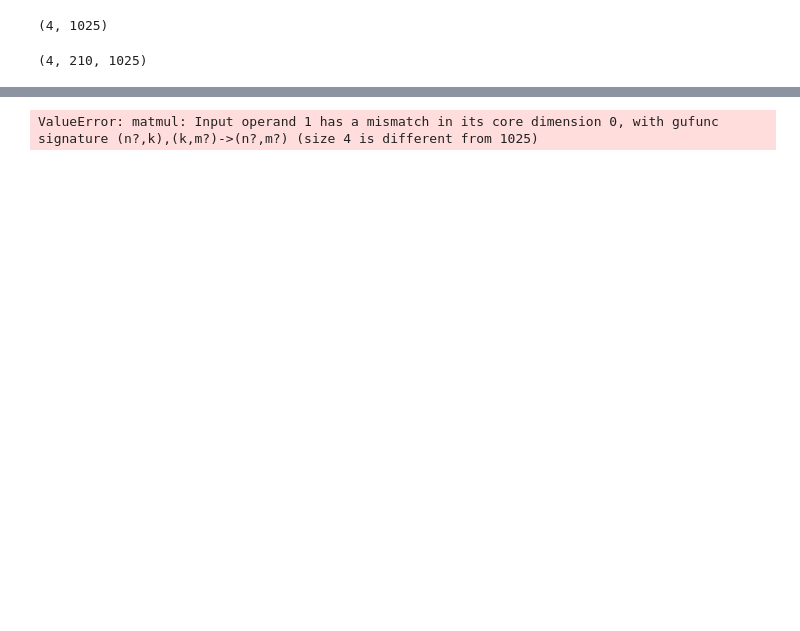
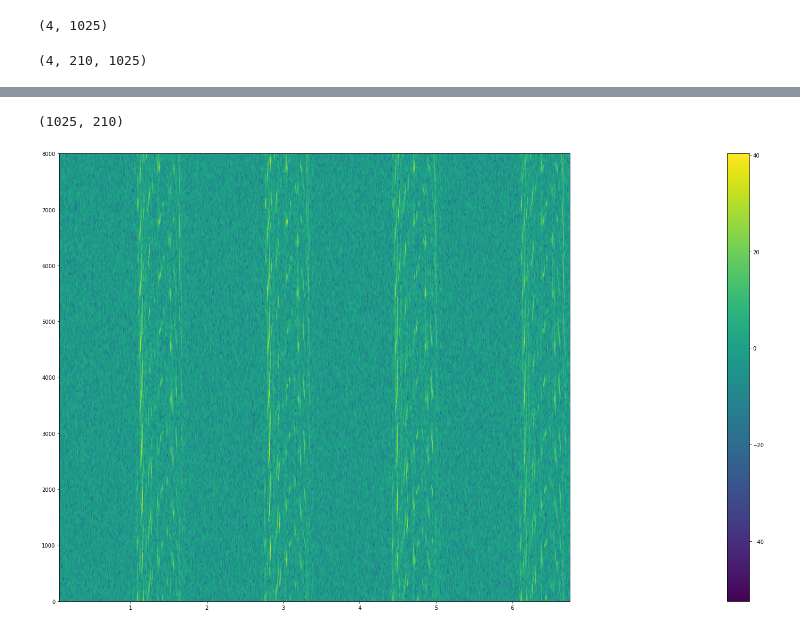
Before and after one commit to angelonti/uhh_ssp_summer2023, a Jupyter notebook: exercise7/exercise7.ipynb, the cells around one changed output, grey strips where cells are left out. Drawn from its saved outputs; the diff is of its cells as text; code cells hidden in the pictures; blank space fills up the shorter version.

```diff
--- a/exercise7/exercise7.ipynb
+++ b/exercise7/exercise7.ipynb
@@ -136,0 +149,3 @@ s.shape
+# %%
+aht = ah.T
+aht.shape
@@ -141,6 +174,26 @@ b[0].shape
-# %%
-for i in range(b.shape[0]):
-    s[i] = ah @ b[i]
-s.shape
-# %% [output]
-ValueError: matmul: Input operand 1 has a mismatch in its core dimension 0, with gufunc signature (n?,k),(k,m?)->(n?,m?) (size 4 is different from 1025)
+# %%
+for k in range(b.shape[0]):
+    s[k] = aht[k] @ b[k,:,:]
+    #for l in range(b.shape[2]):
+        #print(f"{aht[k].shape=}")
+        #print(f"{b[k,:,l].shape=}")
+        #print(f"{(aht[k] @ b[k,:,l])=}")
+        #s[k,l] = np.sum(aht[k] * b[k,:,l])
+s.shape
+# %% [output]
+(1025, 210)
+# %%
+import matplotlib.pyplot as plt
+
+def plot_spectrogram_nostft(m_stft, v_time_frame, v_freq, vmin=None, vmax=None):
+    fig = plt.figure()
+    fig.set_size_inches(26.5, 15.5)
+    ax = fig.add_subplot(111)
+    im = ax.imshow(10*np.log10(np.maximum(np.square(np.abs(m_stft.T)), 10**(-15))),
+                   cmap='viridis', origin='lower', extent=[v_time_frame[0], v_time_frame[-1], v_freq[0],
+                                                           sampling_rate//2], aspect='auto', vmin=vmin, vmax=vmax)
+    fig.colorbar(im, orientation="vertical", pad=0.2)
+# %%
+plot_spectrogram_nostft(s, v_time_frame_all[0], v_freq_all[0])
+# %% [output]
+[figure, added]
```
Also changed, not shown: parts of 7 cells of this notebook.
